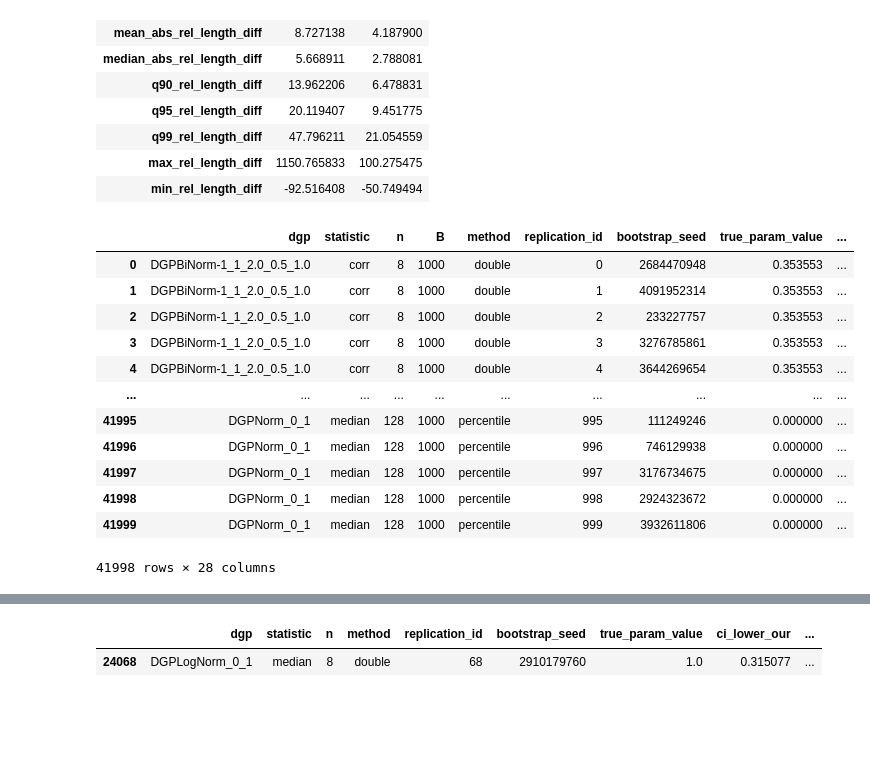
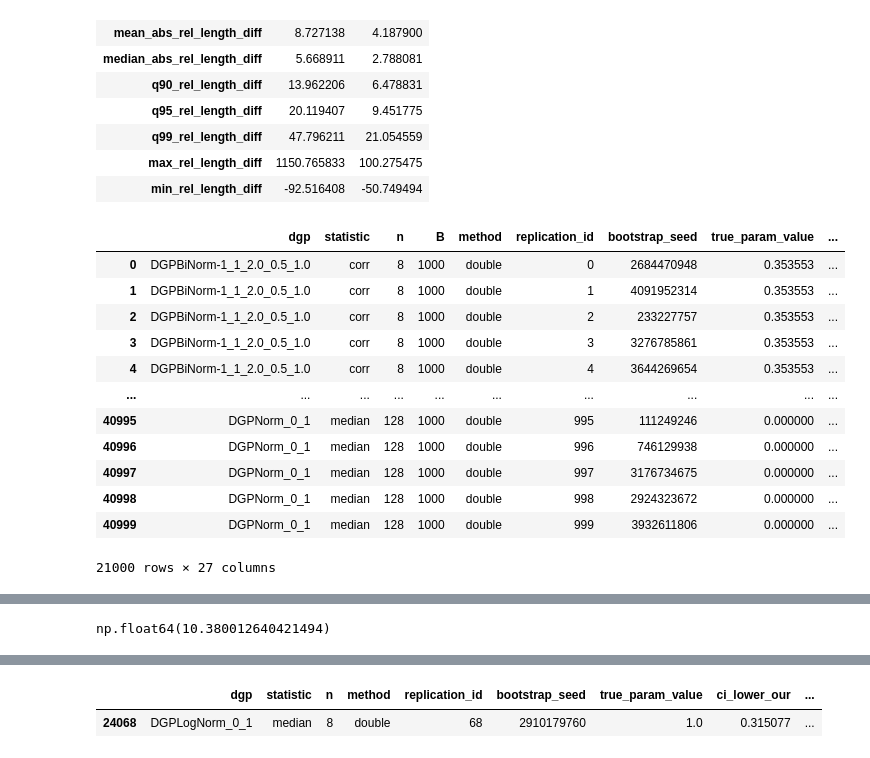
Before and after one commit to enejH04/bootstrap-inference, a Jupyter notebook: performance_validation/analysis.ipynb, the cells around one changed output, grey strips where cells are left out. Saved outputs shown, nothing was run; the diff lists cells and outputs as text; code cells hidden in the pictures; blank space fills up the shorter version.

```diff
--- a/performance_validation/analysis.ipynb
+++ b/performance_validation/analysis.ipynb
@@ -1102,21 +1108,21 @@ length_diff_summary_concise(length_df)
 | max_rel_length_diff | 1150.765833 | 100.275475 |
 | min_rel_length_diff | -92.516408 | -50.749494 |
 # %%
-length_df[length_df["method"]]
+length_df[length_df["method"] == "double"]
 # %% [output]
 |  | dgp | statistic | n | B | method | replication_id | bootstrap_seed | true_param_value | ... |
 | 0 | DGPBiNorm-1_1_2.0_0.5_1.0 | corr | 8 | 1000 | double | 0 | 2684470948 | 0.353553 | ... |
 | 1 | DGPBiNorm-1_1_2.0_0.5_1.0 | corr | 8 | 1000 | double | 1 | 4091952314 | 0.353553 | ... |
 | 2 | DGPBiNorm-1_1_2.0_0.5_1.0 | corr | 8 | 1000 | double | 2 | 233227757 | 0.353553 | ... |
 | 3 | DGPBiNorm-1_1_2.0_0.5_1.0 | corr | 8 | 1000 | double | 3 | 3276785861 | 0.353553 | ... |
 | 4 | DGPBiNorm-1_1_2.0_0.5_1.0 | corr | 8 | 1000 | double | 4 | 3644269654 | 0.353553 | ... |
 | ... | ... | ... | ... | ... | ... | ... | ... | ... | ... |
-| 41995 | DGPNorm_0_1 | median | 128 | 1000 | percentile | 995 | 111249246 | 0.000000 | ... |
-| 41996 | DGPNorm_0_1 | median | 128 | 1000 | percentile | 996 | 746129938 | 0.000000 | ... |
-| 41997 | DGPNorm_0_1 | median | 128 | 1000 | percentile | 997 | 3176734675 | 0.000000 | ... |
-| 41998 | DGPNorm_0_1 | median | 128 | 1000 | percentile | 998 | 2924323672 | 0.000000 | ... |
-| 41999 | DGPNorm_0_1 | median | 128 | 1000 | percentile | 999 | 3932611806 | 0.000000 | ... |
+| 40995 | DGPNorm_0_1 | median | 128 | 1000 | double | 995 | 111249246 | 0.000000 | ... |
+| 40996 | DGPNorm_0_1 | median | 128 | 1000 | double | 996 | 746129938 | 0.000000 | ... |
+| 40997 | DGPNorm_0_1 | median | 128 | 1000 | double | 997 | 3176734675 | 0.000000 | ... |
+| 40998 | DGPNorm_0_1 | median | 128 | 1000 | double | 998 | 2924323672 | 0.000000 | ... |
+| 40999 | DGPNorm_0_1 | median | 128 | 1000 | double | 999 | 3932611806 | 0.000000 | ... |
-41998 rows × 28 columns
+21000 rows × 27 columns
 # %%
 def db_length_diff_summary(df):
     return (
@@ -1159,6 +1165,10 @@ db_summary
 | 18 | DGPNorm_0_1 | median | 8 | 1.670161 | 0.000000 | 9.590557 | ... |
 | 19 | DGPNorm_0_1 | median | 32 | 0.644391 | 0.000000 | 7.517578 | ... |
 | 20 | DGPNorm_0_1 | median | 128 | 0.321439 | -0.096461 | 6.318157 | ... |
+# %%
+db_summary["mean_rel_length_diff"].abs().max()
+# %% [output]
+np.float64(10.380012640421494)
 # %%
 db_summary["median_rel_length_diff"].abs().max()
 # %% [output]
```
Also changed, not shown: parts of 3 cells of this notebook.
